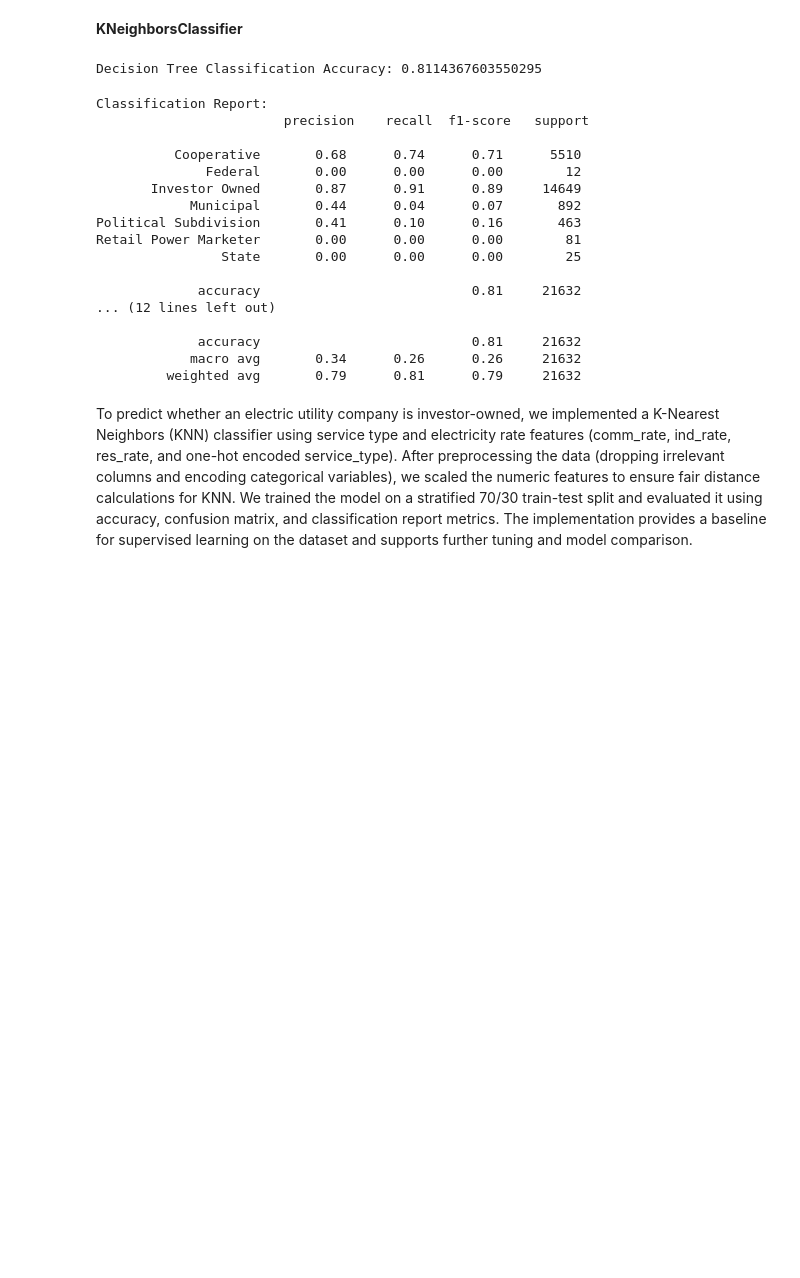
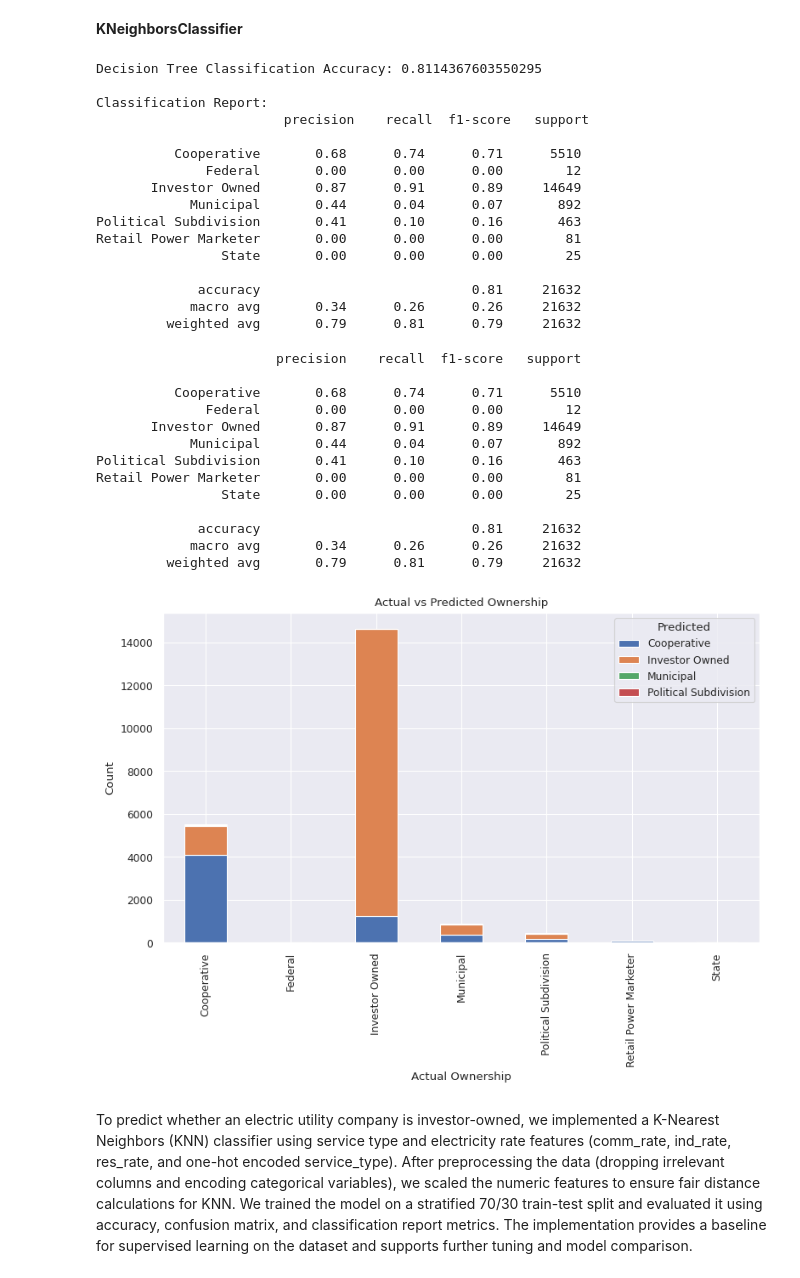
Before and after one commit to jorgevaz47/CST383_DS_Project, a Jupyter notebook: DS_Project.ipynb, the cells around one changed output. Cells and saved outputs as stored; diff of their text form; code cells hidden in the pictures; blank space fills up the shorter version.

```diff
--- a/DS_Project.ipynb
+++ b/DS_Project.ipynb
@@ -349,38 +382,65 @@ target = 'ownership'
 # Create the feature matrix (X) and target array (y)
 X = df[predictors]
 y = df[target]
 
 # Train-test split
 X_train_raw, X_test_raw, y_train, y_test = train_test_split(X, y, test_size=0.3, random_state=42)
 
 # Train a Decision Tree Classifier
 clf = DecisionTreeClassifier(max_depth=5, random_state=42)
 clf.fit(X_train_raw, y_train)
 y_pred = clf.predict(X_test_raw)
 
 # Evaluate model performance
 print("Decision Tree Classification Accuracy:", accuracy_score(y_test, y_pred))
 print("\nClassification Report:\n", classification_report(y_test, y_pred))
 print(classification_report(y_test, y_pred, zero_division=0))
+
+# Create a DataFrame from predictions
+results_df = pd.DataFrame({'Actual': y_test, 'Predicted': y_pred})
+
+# Group and count occurrences
+grouped = results_df.groupby(['Actual', 'Predicted']).size().unstack(fill_value=0)
+
+# Plot stacked bar chart
+grouped.plot(kind='bar', stacked=True, figsize=(8, 6))
+plt.title("Actual vs Predicted Ownership")
+plt.xlabel("Actual Ownership")
+plt.ylabel("Count")
+plt.legend(title="Predicted")
+plt.tight_layout()
+plt.show()
 # %% [output]
 Decision Tree Classification Accuracy: 0.8114367603550295
+
+Classification Report:
+                        precision    recall  f1-score   support
+
+          Cooperative       0.68      0.74      0.71      5510
+              Federal       0.00      0.00      0.00        12
+       Investor Owned       0.87      0.91      0.89     14649
+            Municipal       0.44      0.04      0.07       892
+Political Subdivision       0.41      0.10      0.16       463
+Retail Power Marketer       0.00      0.00      0.00        81
+                State       0.00      0.00      0.00        25
+
+             accuracy                           0.81     21632
+            macro avg       0.34      0.26      0.26     21632
+         weighted avg       0.79      0.81      0.79     21632
-Classification Report:
-                        precision    recall  f1-score   support
+                       precision    recall  f1-score   support
 
           Cooperative       0.68      0.74      0.71      5510
               Federal       0.00      0.00      0.00        12
        Investor Owned       0.87      0.91      0.89     14649
             Municipal       0.44      0.04      0.07       892
 Political Subdivision       0.41      0.10      0.16       463
 Retail Power Marketer       0.00      0.00      0.00        81
                 State       0.00      0.00      0.00        25
 
              accuracy                           0.81     21632
-... (12 lines left out)
-
-             accuracy                           0.81     21632
             macro avg       0.34      0.26      0.26     21632
          weighted avg       0.79      0.81      0.79     21632
+[figure, added]
 # %% [markdown]
 To predict whether an electric utility company is investor-owned, we implemented a K-Nearest Neighbors (KNN) classifier using service type and electricity rate features (comm_rate, ind_rate, res_rate, and one-hot encoded service_type). After preprocessing the data (dropping irrelevant columns and encoding categorical variables), we scaled the numeric features to ensure fair distance calculations for KNN. We trained the model on a stratified 70/30 train-test split and evaluated it using accuracy, confusion matrix, and classification report metrics. The implementation provides a baseline for supervised learning on the dataset and supports further tuning and model comparison.
 # %% [markdown]
```
Also changed, not shown: parts of 6 cells of this notebook.
